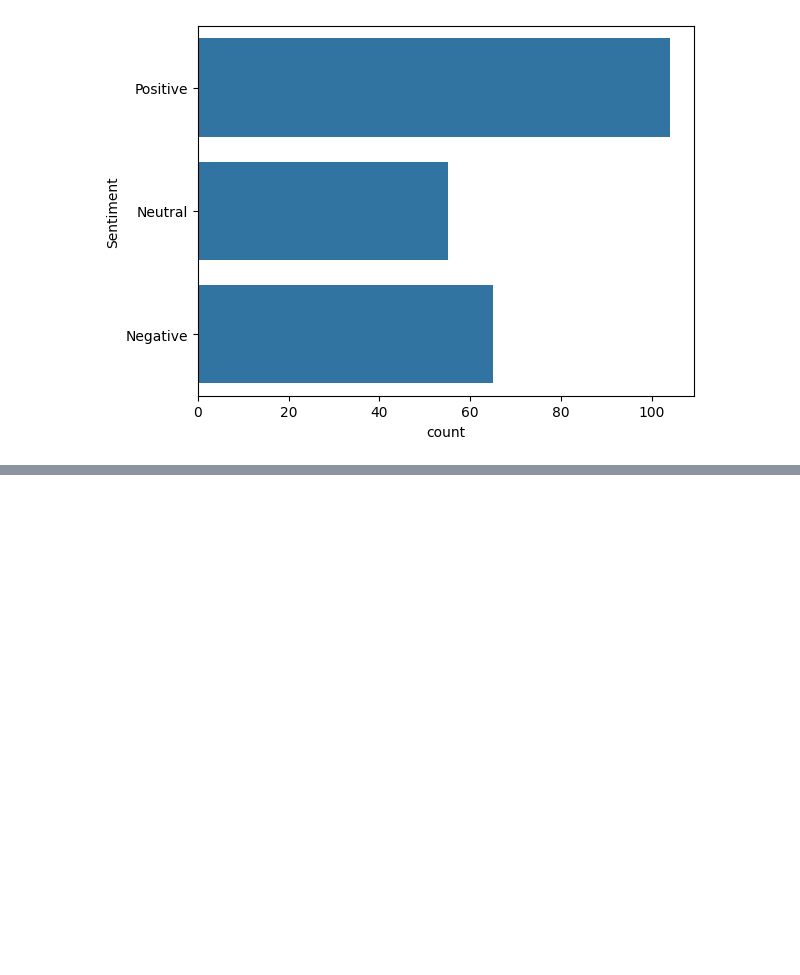
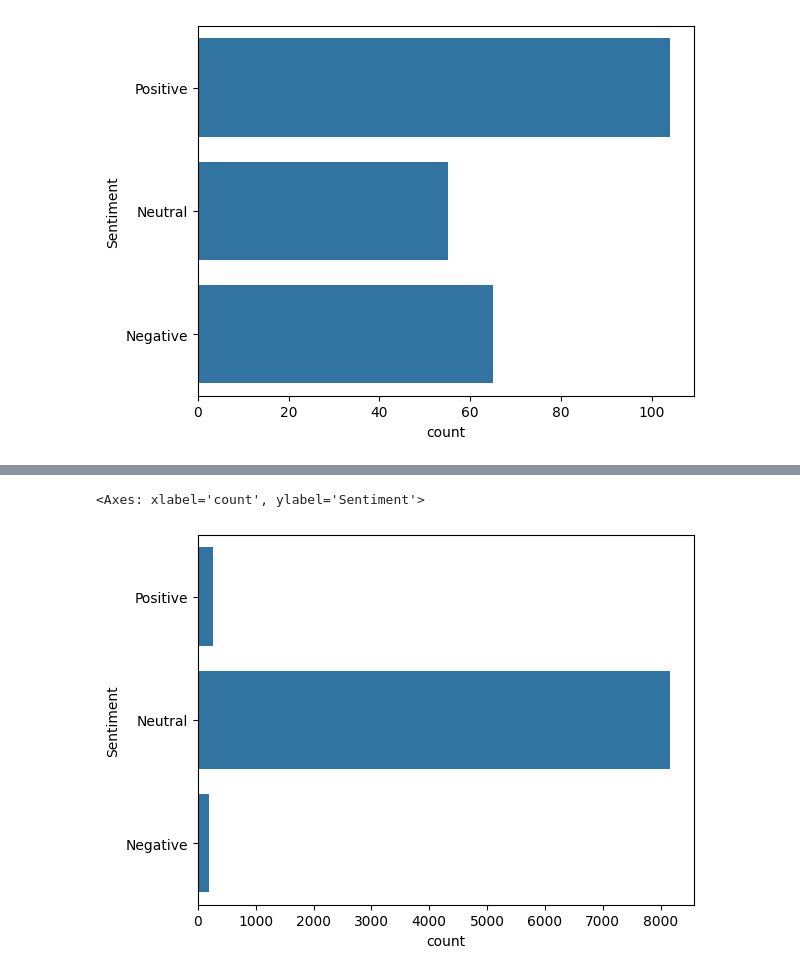
Before and after one commit to MugaRay/Data_gathering-, a Jupyter notebook: sentiment_anaysis.ipynb, the cells around one changed output, grey strips where cells are left out. Drawn from its saved outputs; the diff is of its cells as text; code cells hidden in the pictures; blank space fills up the shorter version.

```diff
--- a/sentiment_anaysis.ipynb
+++ b/sentiment_anaysis.ipynb
@@ -97,0 +123,19 @@ sns.barplot(sentDataFrame, x="count", y="Sentiment")
+# %%
+# senitment anaysis on individual words
+media_words =  media_text.split(" ")
+
+# filering out stopwords
+stopwords = nlp.Defaults.stop_words
+filtered_words = [word for word in media_words if word not in stopwords]
+
+word_sentiment_list = get_sentiment_list(filtered_words)
+
+postive = len(list(sentFilter("Positive", word_sentiment_list)))
+negative = len(list(sentFilter("Negative", word_sentiment_list)))
+neutral = len(list(sentFilter("Neutral", word_sentiment_list)))
+
+sentDataFrame = pd.DataFrame(zip([postive, neutral, negative], ["Positive", "Neutral", "Negative"]), columns=["count", "Sentiment"])
+sns.barplot(sentDataFrame, x="count", y="Sentiment")
+# %% [output]
+<Axes: xlabel='count', ylabel='Sentiment'>
+[figure, added]
```
Also changed, not shown: parts of 4 cells of this notebook.
